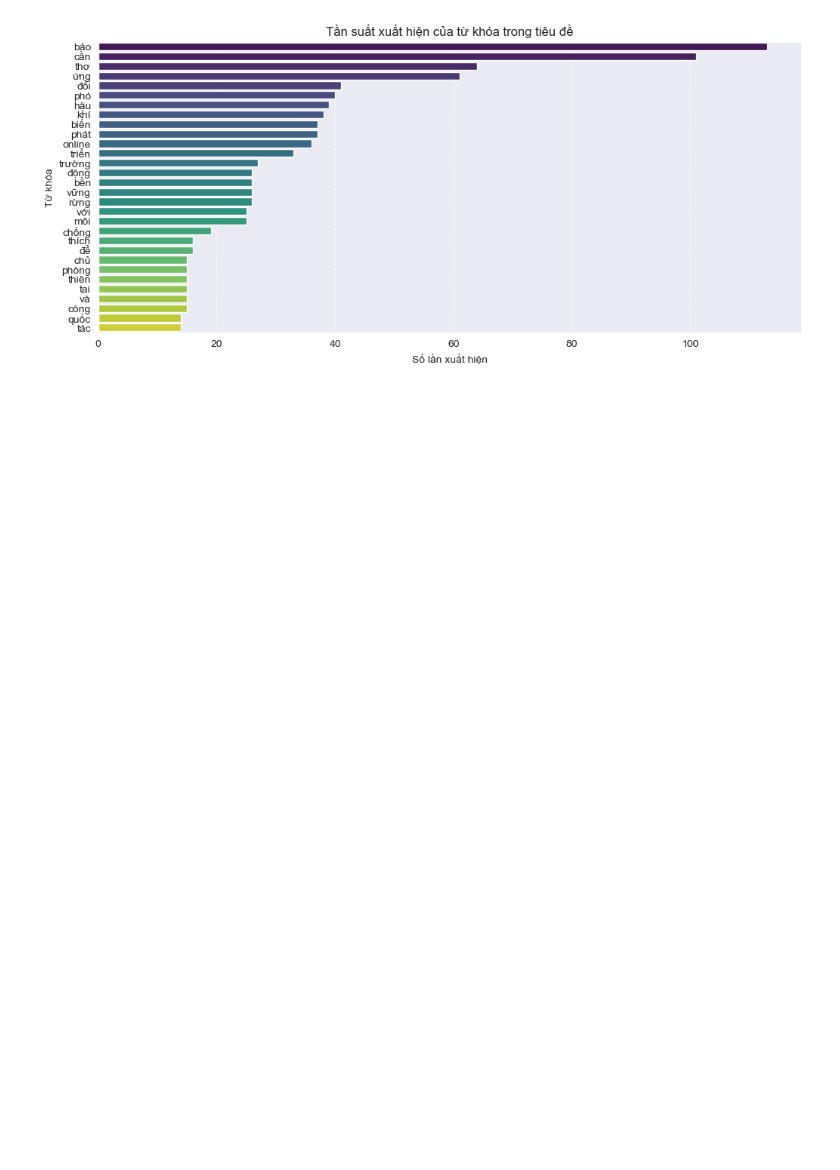
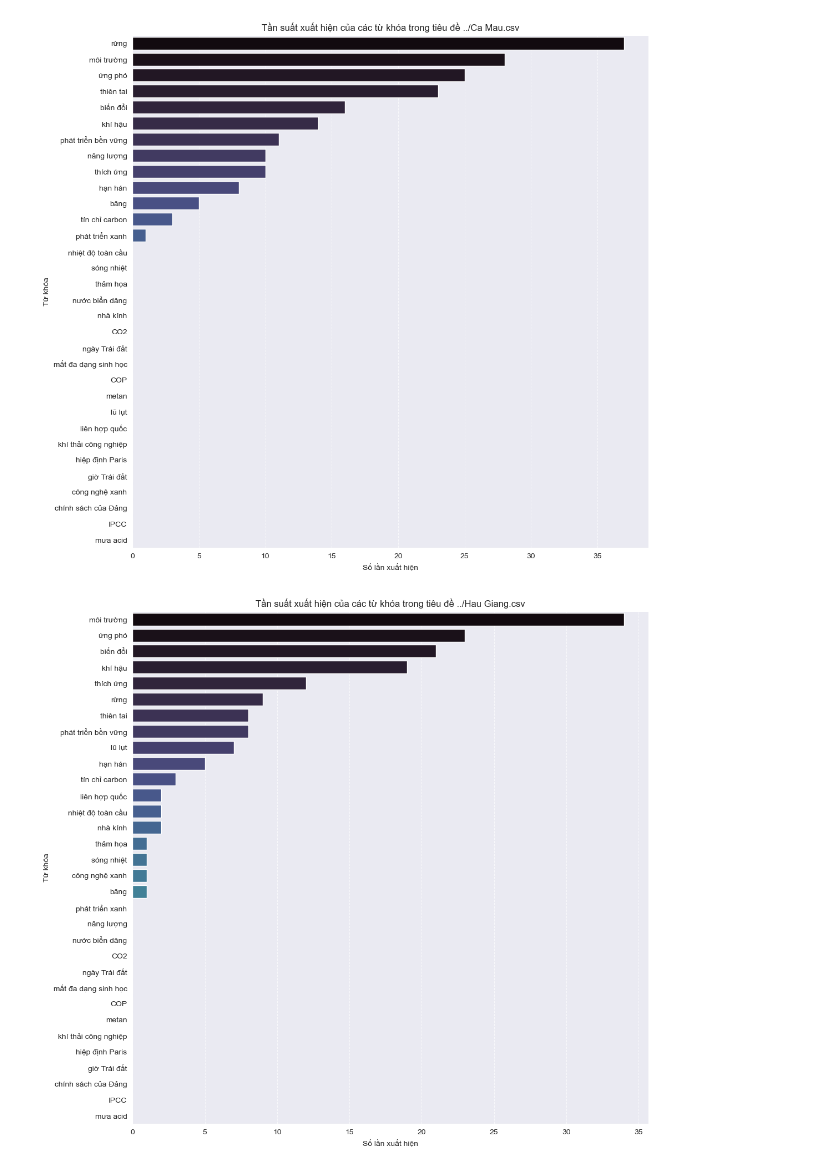
Before and after one commit to Tuda1921/NewsCrawlAnalytics, a Jupyter notebook: Data/data_analysis.ipynb, the cells around one changed output. Saved outputs shown, nothing was run; the diff lists cells and outputs as text; code cells hidden in the pictures; blank space fills up the shorter version.

```diff
--- a/Data/data_analysis.ipynb
+++ b/Data/data_analysis.ipynb
@@ -26,28 +30,45 @@ plt.show()
 # %%
-import re
+# Nạp lại thư viện
+import pandas as pd
+import matplotlib.pyplot as plt
+import seaborn as sns
 
-# Gộp tất cả tiêu đề thành một chuỗi duy nhất
-all_titles = " ".join(df["Title"]).lower()
+# Đọc lại file CSV
+list = ['../Ca Mau.csv', '../Hau Giang.csv', '../Can Tho.csv']
+for path in list:
+    df = pd.read_csv(path)
 
-# Tách các từ trong tiêu đề (loại bỏ ký tự đặc biệt)
-words = re.findall(r'\b\w+\b', all_titles)
+    # Chuyển đổi cột Date sang định dạng datetime
+    df["Date"] = pd.to_datetime(df["Date"], dayfirst=True, errors='coerce')
 
-# Đếm tần suất xuất hiện của các từ
-word_counts = Counter(words)
+    # Danh sách từ khóa cần phân tích
+    QUERY_LIST = [
+       'CO2', 'COP', 'IPCC', 'biến đổi', 'băng', 'chính sách của Đảng',
+     'công nghệ xanh', 'giờ Trái đất', 'hiệp định Paris', 'hạn hán', 'khí hậu',
+     'khí thải công nghiệp', 'liên hợp quốc', 'lũ lụt', 'metan', 'môi trường',
+     'mưa acid', 'mất đa dạng sinh học', 'ngày Trái đất', 'nhiệt độ toàn cầu',
+     'nhà kính', 'năng lượng', 'nước biển dâng', 'phát triển bền vững',
+     'phát triển xanh', 'rừng', 'sóng nhiệt', 'thiên tai', 'thích ứng', 'thảm họa',
+     'tín chỉ carbon', 'ứng phó'
+    ]
 
-# Lấy 20 từ xuất hiện nhiều nhất
-common_words = word_counts.most_common(30)
+    # Đếm số lần xuất hiện của từng từ khóa trong tiêu đề
+    keyword_counts = {keyword: sum(1 for title in df["Title"] if keyword in title.lower()) for keyword in QUERY_LIST}
 
-# Chuyển thành DataFrame để vẽ biểu đồ
-common_words_df = pd.DataFrame(common_words, columns=["Word", "Count"])
+    # Chuyển dữ liệu sang DataFrame để vẽ biểu đồ
+    keyword_df = pd.DataFrame(keyword_counts.items(), columns=["Keyword", "Count"]).sort_values(by="Count", ascending=False)
 
-# Vẽ biểu đồ tần suất từ khóa trong tiêu đề
-plt.figure(figsize=(12, 5))
-sns.barplot(y=common_words_df["Word"], x=common_words_df["Count"], palette="viridis")
-plt.xlabel("Số lần xuất hiện")
-plt.ylabel("Từ khóa")
-plt.title("Tần suất xuất hiện của từ khóa trong tiêu đề")
-plt.grid(axis="x", linestyle="--", alpha=0.7)
-plt.show()
+    # Lấy 20 từ khóa xuất hiện nhiều nhất
+    top_keywords = keyword_df.head(90)
+
+    # Vẽ biểu đồ tần suất từ khóa
+    plt.figure(figsize=(12, 12))
+    sns.barplot(y=top_keywords["Keyword"], x=top_keywords["Count"], palette="mako")
+    plt.xlabel("Số lần xuất hiện")
+    plt.ylabel("Từ khóa")
+    plt.title(f"Tần suất xuất hiện của các từ khóa trong tiêu đề {path}")
+    plt.grid(axis="x", linestyle="--", alpha=0.7)
+    plt.show()
 # %% [output]
-[figure, old version]
+[figure, new version]
+[figure, added]
```
Also changed, not shown: parts of 2 cells of this notebook, 12 other files.
